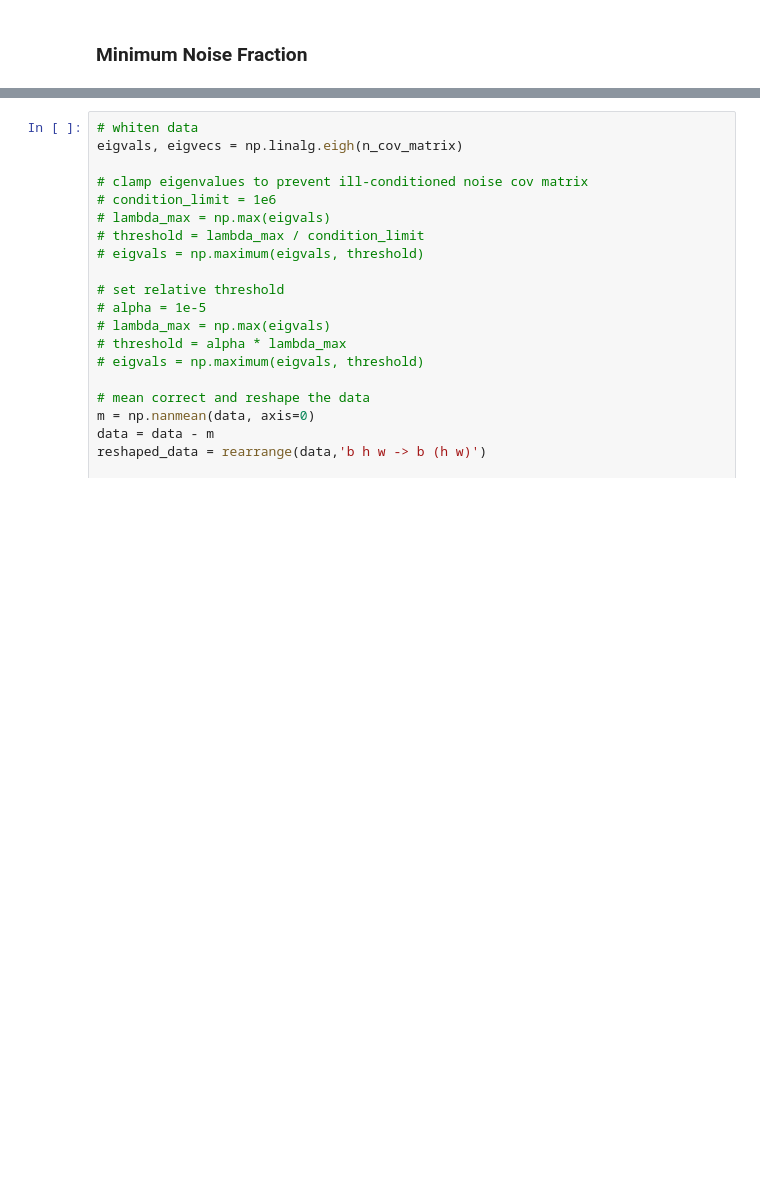
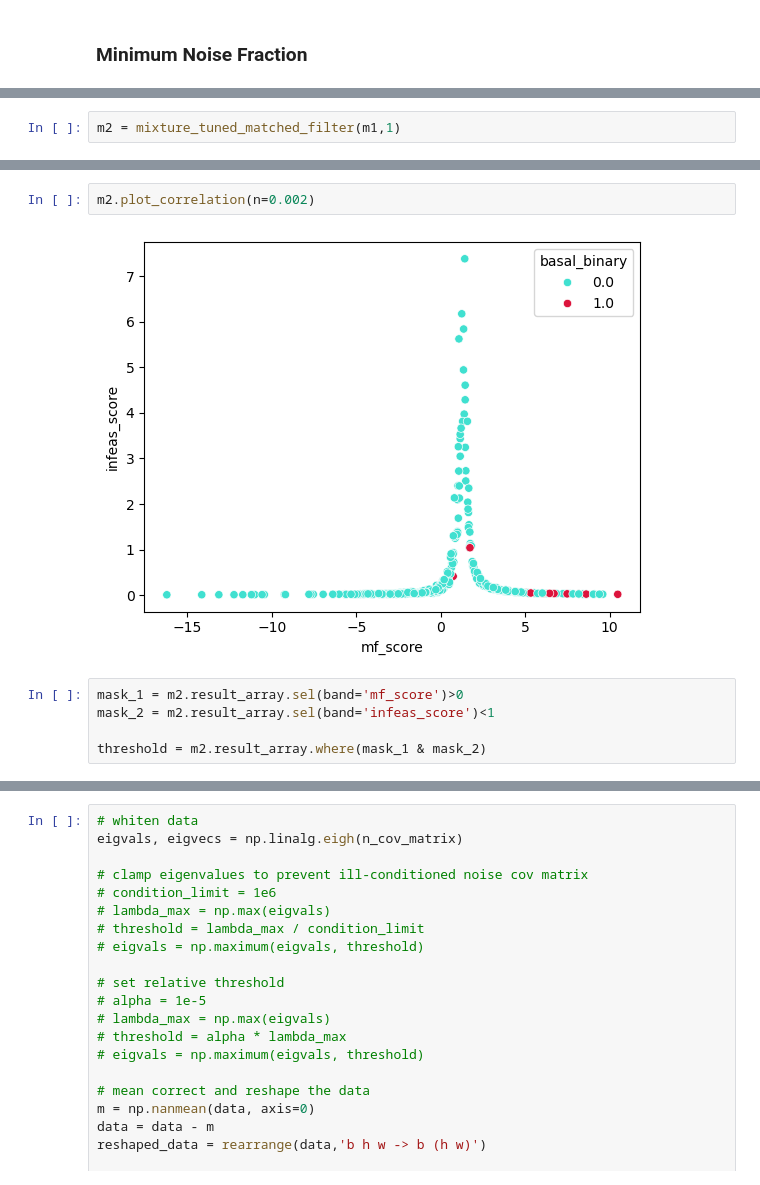
Before and after one commit to rosehanuy/beech-catskills, a Jupyter notebook: data_stack.ipynb, the cells around one changed output, grey strips where cells are left out. Cells and saved outputs as stored; diff of their text form; blank space fills up the shorter version.

```diff
--- a/data_stack.ipynb
+++ b/data_stack.ipynb
@@ -1058,0 +893,2 @@ eigvals: [5.26946911e+02 1.26839812e+02 7.52366649e+01 1.54216015e+01
+# %%
+m2 = mixture_tuned_matched_filter(m1,1)
@@ -1058,0 +902,9 @@ eigvals: [5.26946911e+02 1.26839812e+02 7.52366649e+01 1.54216015e+01
+# %%
+m2.plot_correlation(n=0.002)
+# %% [output]
+[figure, added]
+# %%
+mask_1 = m2.result_array.sel(band='mf_score')>0
+mask_2 = m2.result_array.sel(band='infeas_score')<1
+
+threshold = m2.result_array.where(mask_1 & mask_2)
```
Also changed, not shown: parts of 37 cells of this notebook.
